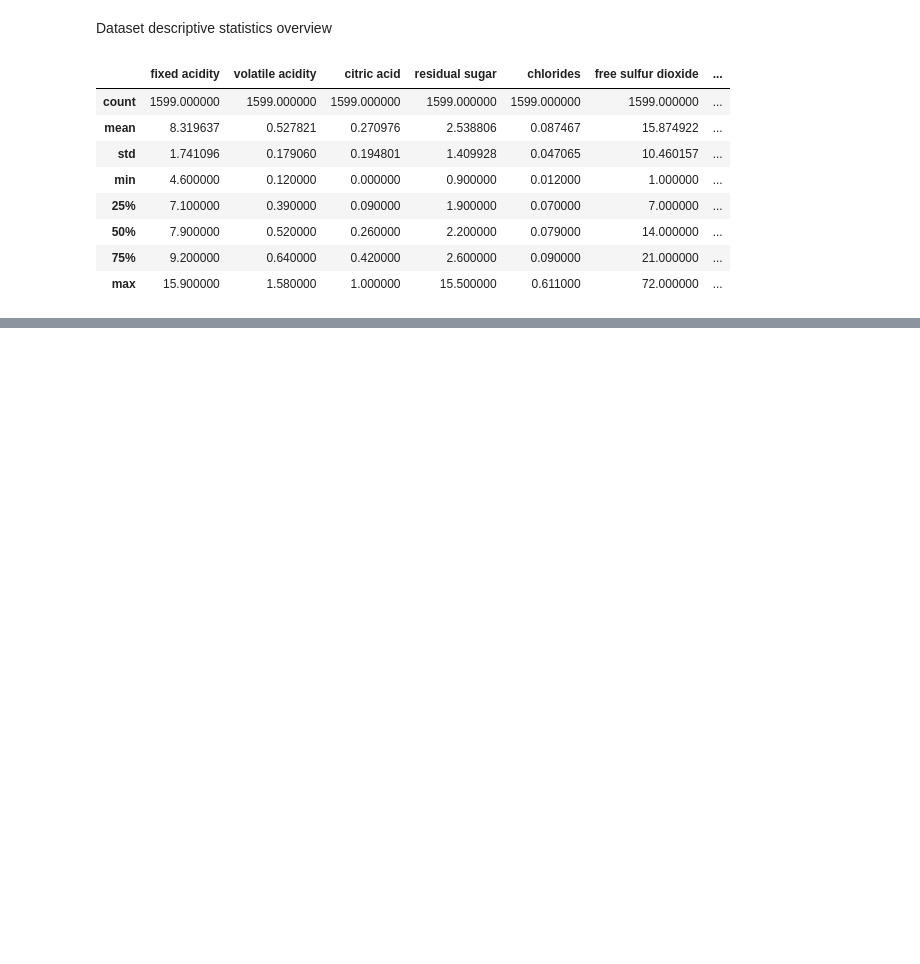
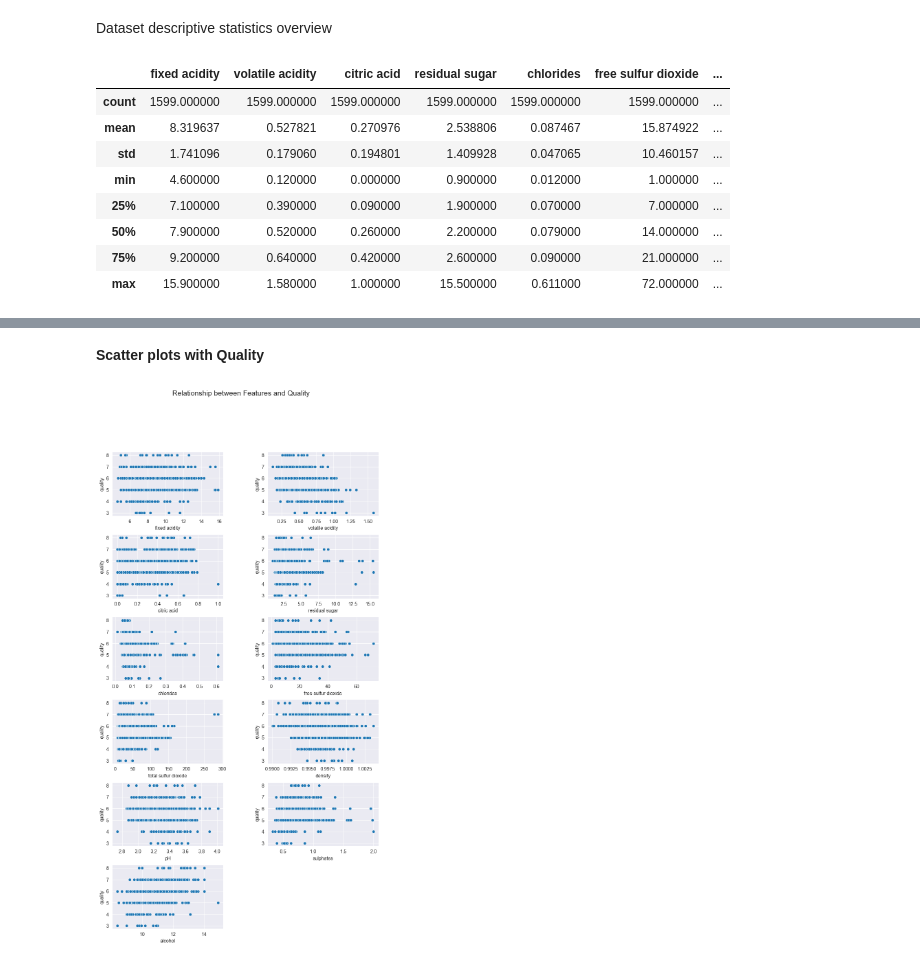
Before and after one commit to CelineChiLamNg/red_wine_regression, a Jupyter notebook: winequality.ipynb, the cells around one changed output, grey strips where cells are left out. Saved outputs shown, nothing was run; the diff lists cells and outputs as text; code cells hidden in the pictures; blank space fills up the shorter version.

```diff
--- a/winequality.ipynb
+++ b/winequality.ipynb
@@ -196,0 +286,21 @@ From the descriptive statistics overview and the distribution, we do confirm
+# %% [markdown]
+**Scatter plots with Quality**
+# %%
+fig, axes = plt.subplots(nrows=6, ncols=2, figsize=(10, 18))
+fig.subplots_adjust(hspace=0.3, wspace=0.4)
+
+axes_flatten = axes.flatten()
+
+for i, col in enumerate(redwinequality.columns):
+    if col != 'quality':
+        sns.scatterplot(x=col, y='quality', data=redwinequality,
+                        ax=axes_flatten[i])
+        sns.despine(top=True, right=True, left=False, bottom=False)
+    else:
+        axes_flatten[i].axis('off')
+
+fig.suptitle('Relationship between Features and Quality', fontsize=15)
+
+plt.show()
+# %% [output]
+[figure, added]
```
Also changed, not shown: parts of 32 cells of this notebook, 1 other file.
